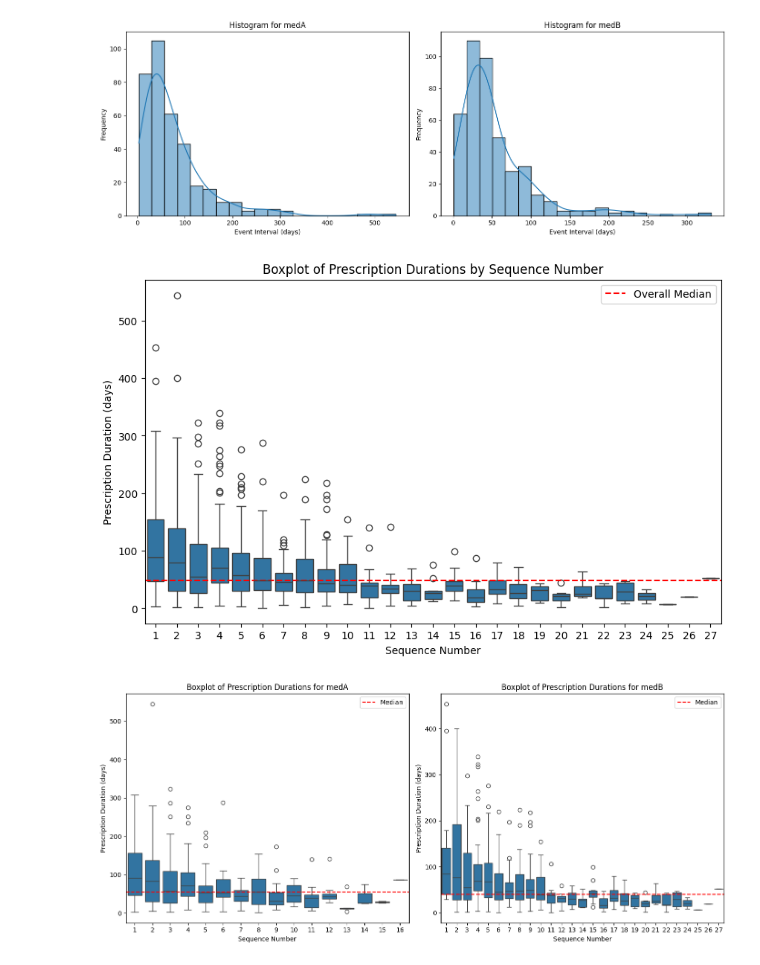
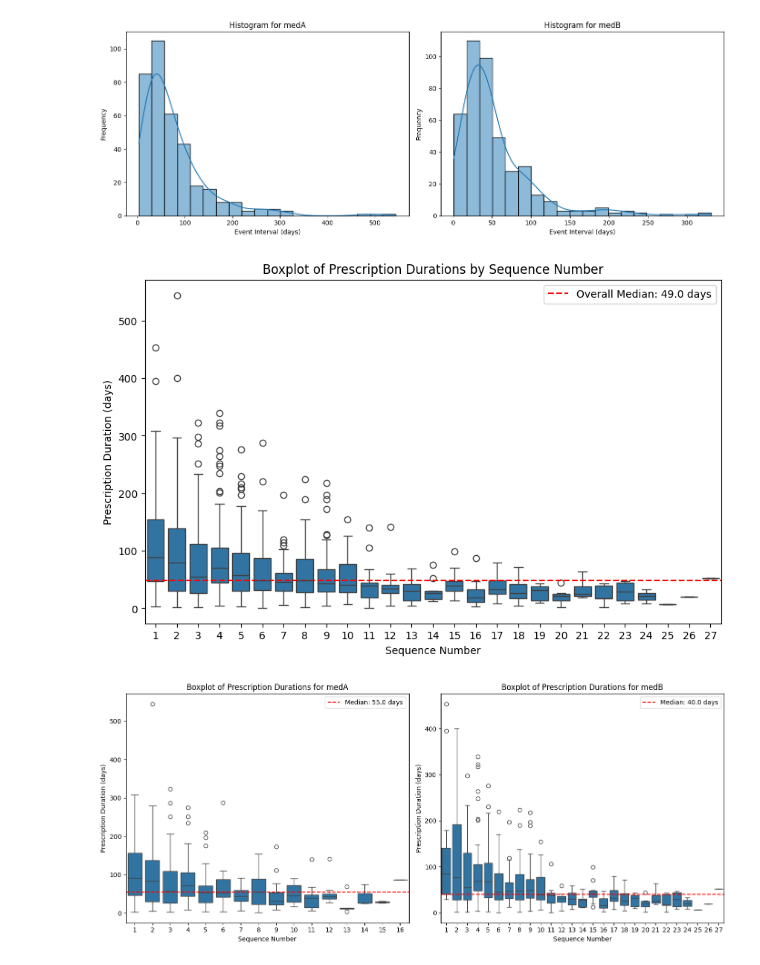
Before and after one commit to Bobberns/SEE_PY, a Jupyter notebook: PythonFiles/DBScan.ipynb, the cells around one changed output. Cells and saved outputs as stored; diff of their text form; code cells hidden in the pictures.

```diff
--- a/PythonFiles/DBScan.ipynb
+++ b/PythonFiles/DBScan.ipynb
@@ -168,31 +168,40 @@ plt.show()
 [figure]
 [figure]
 # %%
+overall_median = data['event_interval'].median()
+
 # Create boxplot of prescription durations by sequence number
 data['sequence_number'] = data.groupby('pnr').cumcount() + 1
 plt.figure(figsize=(10, 6))
 sns.boxplot(x='sequence_number', y='event_interval', data=data)
-plt.axhline(y=data['event_interval'].median(), color='red', linestyle='--', label='Overall Median')
+plt.axhline(y=data['event_interval'].median(), color='red', linestyle='--', label=f'Overall Median: {overall_median} days')
 plt.xlabel("Sequence Number")
 plt.ylabel("Prescription Duration (days)")
 plt.title("Boxplot of Prescription Durations by Sequence Number")
 plt.legend()
+plt.savefig(os.path.join(output_dir, "dbscan general boxplot.png"))
 plt.show()
 # %% [output]
-[figure, old version]
+[figure, new version]
 # %%
+# Calculate the overall median for medA and medB
+medA_median = medA_intervals.median()
+medB_median = medB_intervals.median()
+
 # Create boxplots for medA and medB
 fig, axes = plt.subplots(1, 2, figsize=(14, 6))
 
+# Boxplot for medA
 sns.boxplot(x='sequence_number', y='event_interval', data=data[data['ATC'] == 'medA'], ax=axes[0])
-axes[0].axhline(y=medA_intervals.median(), color='red', linestyle='--', label='Median')
+axes[0].axhline(y=medA_median, color='red', linestyle='--', label=f'Median: {medA_median:.1f} days')
 axes[0].set_title("Boxplot of Prescription Durations for medA")
 axes[0].set_xlabel("Sequence Number")
 axes[0].set_ylabel("Prescription Duration (days)")
 axes[0].legend()
 
+# Boxplot for medB
 sns.boxplot(x='sequence_number', y='event_interval', data=data[data['ATC'] == 'medB'], ax=axes[1])
-axes[1].axhline(y=medB_intervals.median(), color='red', linestyle='--', label='Median')
+axes[1].axhline(y=medB_median, color='red', linestyle='--', label=f'Median: {medB_median:.1f} days')
 axes[1].set_title("Boxplot of Prescription Durations for medB")
 axes[1].set_xlabel("Sequence Number")
 axes[1].set_ylabel("Prescription Duration (days)")
@@ -201,4 +210,4 @@ axes[1].legend()
 plt.tight_layout()
 plt.show()
 # %% [output]
-[figure, old version]
+[figure, new version]
```
Also changed, not shown: parts of 2 cells of this notebook, 3 other files.
